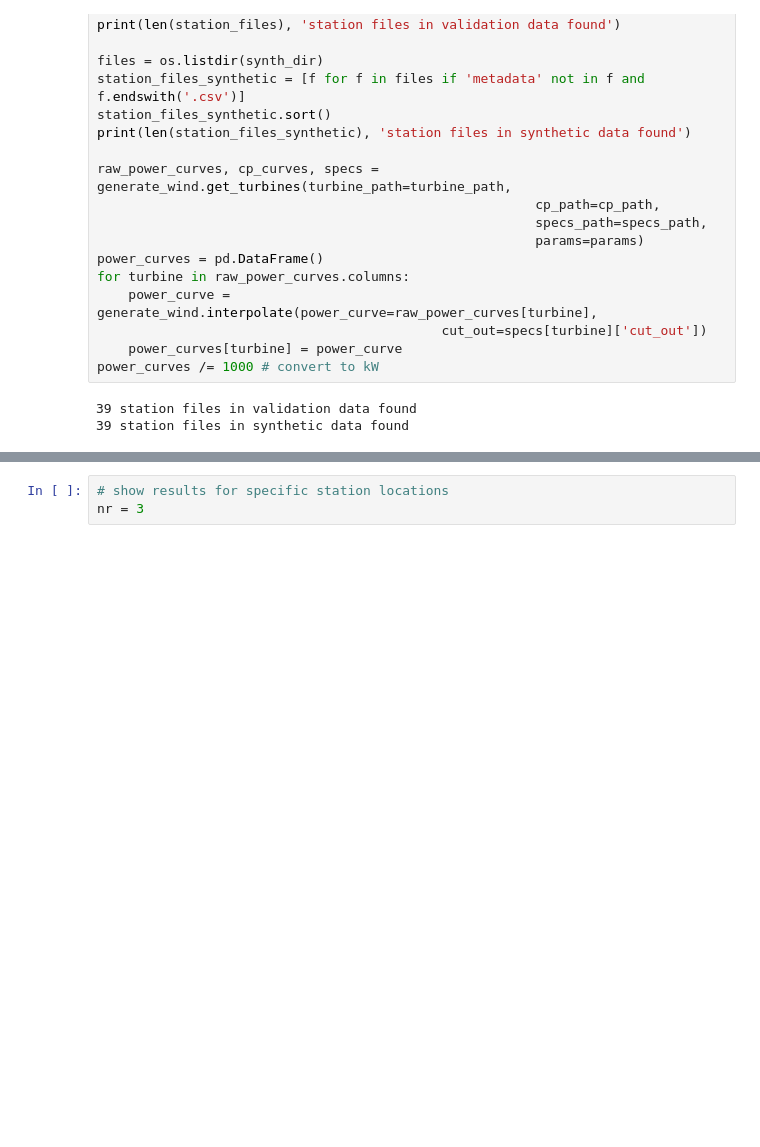
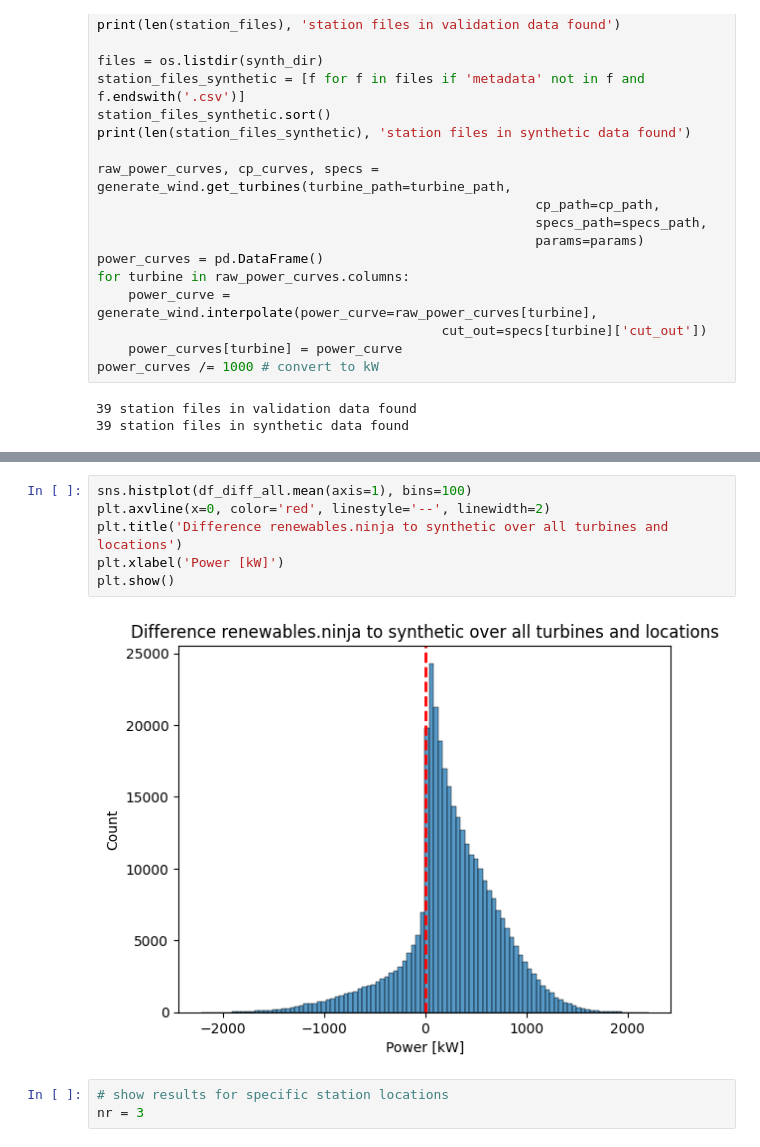
Before and after one commit to vikwal/synthetic_re_data_generation, a Jupyter notebook: renewablesninja.ipynb, the cells around one changed output, grey strips where cells are left out. Cells and saved outputs as stored; diff of their text form; blank space fills up the shorter version.

```diff
--- a/renewablesninja.ipynb
+++ b/renewablesninja.ipynb
@@ -206,3 +276,11 @@ KeyboardInterrupt:
+# %%
+sns.histplot(df_diff_all.mean(axis=1), bins=100)
+plt.axvline(x=0, color='red', linestyle='--', linewidth=2)
+plt.title('Difference renewables.ninja to synthetic over all turbines and locations')
+plt.xlabel('Power [kW]')
+plt.show()
+# %% [output]
+[figure, added]
 # %%
 # show results for specific station locations
 nr = 3
```
Also changed, not shown: parts of 10 cells of this notebook.
